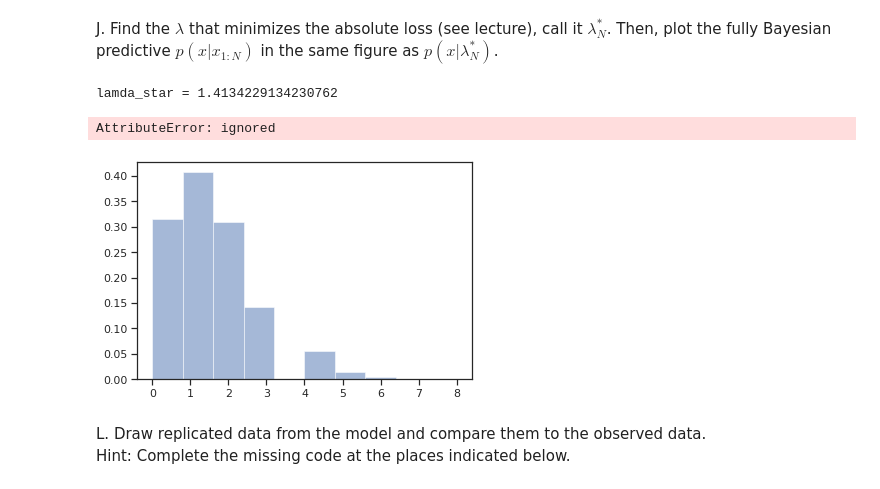
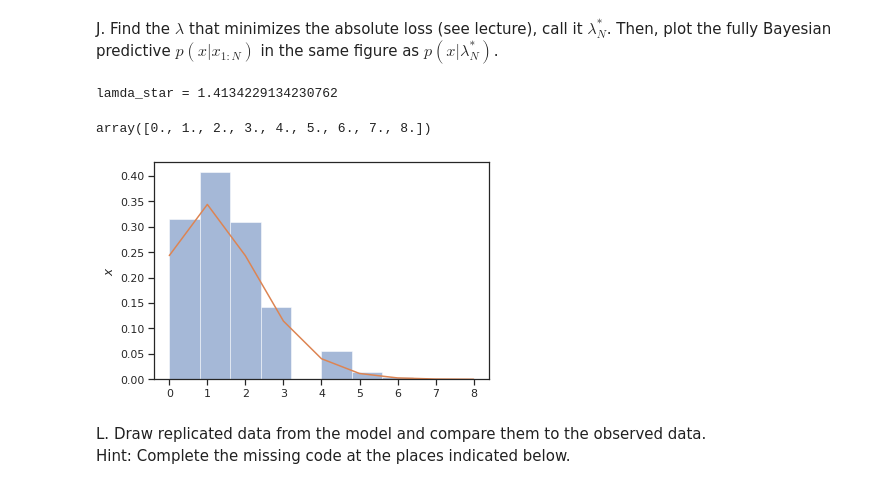
Before and after one commit to schemp98/data-analytics-se, a Jupyter notebook: lecturebook/homework/homework-03_SCC.ipynb, the cells around one changed output. Saved outputs shown, nothing was run; the diff lists cells and outputs as text; code cells hidden in the pictures.

```diff
--- a/lecturebook/homework/homework-03_SCC.ipynb
+++ b/lecturebook/homework/homework-03_SCC.ipynb
@@ -736,21 +736,21 @@ Then, plot the fully Bayesian predictive $p(x|x_{1:N})$ in the same figure as $p
 # %%
 # Write your code here and print() your answer
 # From the lecture, the lambda that minimizes the absolute loss is the median of the posterior probability
 lambda_star = lambda_post.median()
 print(f"lamda_star = {lambda_star}")
 
 x_star = st.poisson(lambda_star)
 # plot this
-Xs = np.array(range(8))
+xs = np.linspace(0,8, 9)
 fig, ax = plt.subplots()
 ax.hist(samples, alpha=0.5, density=True)
-ax.plot(Xs,x_star.pdf(Xs))
+ax.plot(xs,x_star.pmf(xs))
 ax.set_ylabel('$p(x|x_{1:N})$');
 ax.set_ylabel('$x$');
 # %% [output]
 lamda_star = 1.4134229134230762
-AttributeError: ignored
+array([0., 1., 2., 3., 4., 5., 6., 7., 8.])
-[figure, old version]
+[figure, new version]
 # %% [markdown]
 L. Draw replicated data from the model and compare them to the observed data.
 <br>
```
